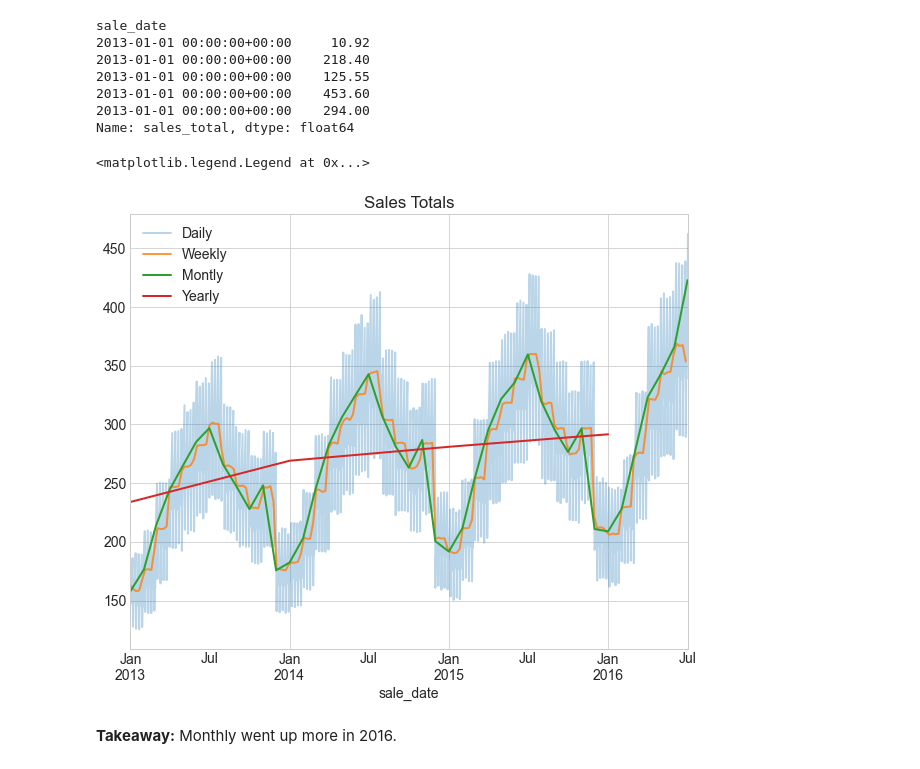
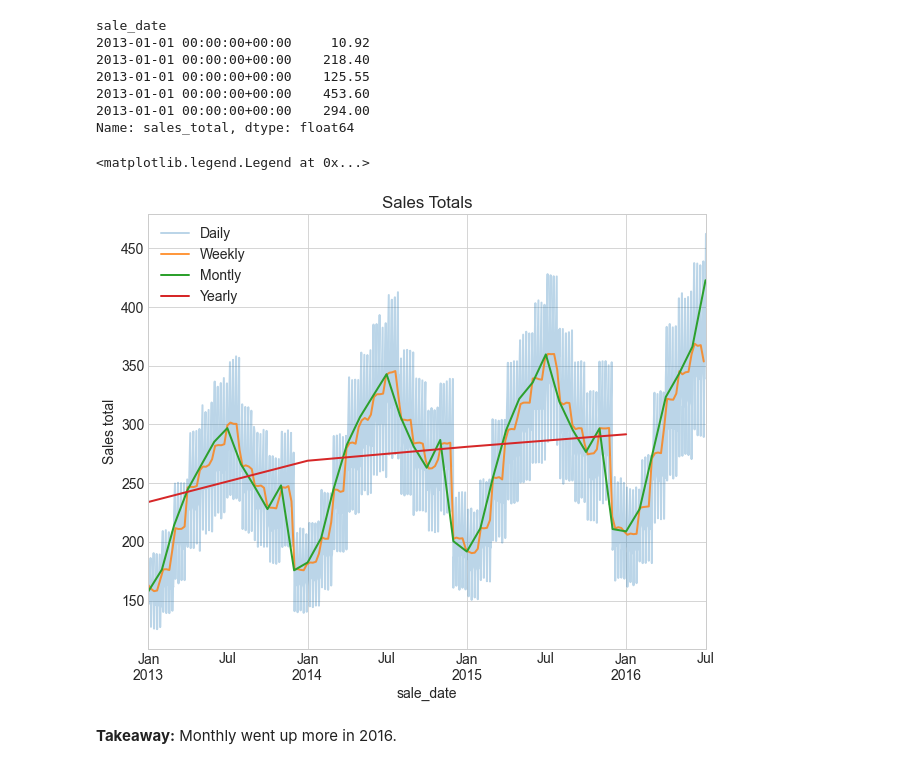
Before and after one commit to KwameTaylor/time-series-exercises, a Jupyter notebook: explore.ipynb, the cells around one changed output. Saved outputs shown, nothing was run; the diff lists cells and outputs as text; code cells hidden in the pictures.

```diff
--- a/explore.ipynb
+++ b/explore.ipynb
@@ -95,13 +95,14 @@ Name: sales_total, dtype: float64
 # %%
 y.resample('D').mean().plot(alpha=.3, label='Daily')
 y.resample('W').mean().plot(alpha=.8, label='Weekly')
 y.resample('M').mean().plot(label='Montly')
 y.resample('Y').mean().plot(label='Yearly')
 plt.title('Sales Totals')
+plt.ylabel('Sales total')
 plt.legend()
 # %% [output]
 <matplotlib.legend.Legend at 0x...>
-[figure, old version]
+[figure, new version]
 # %% [markdown]
 **Takeaway:** Monthly went up more in 2016.
 # %%
```
Also changed, not shown: parts of 1 cell of this notebook, 1 other file.
